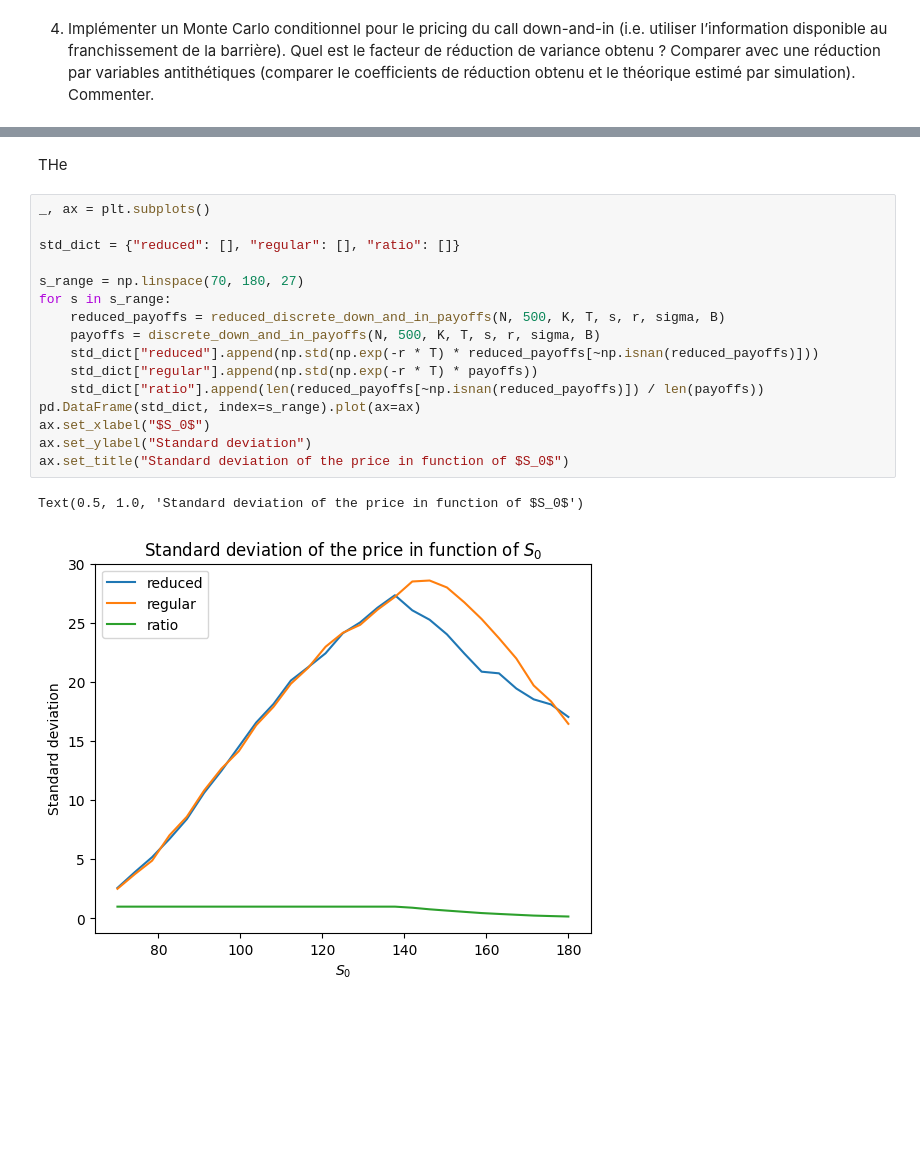
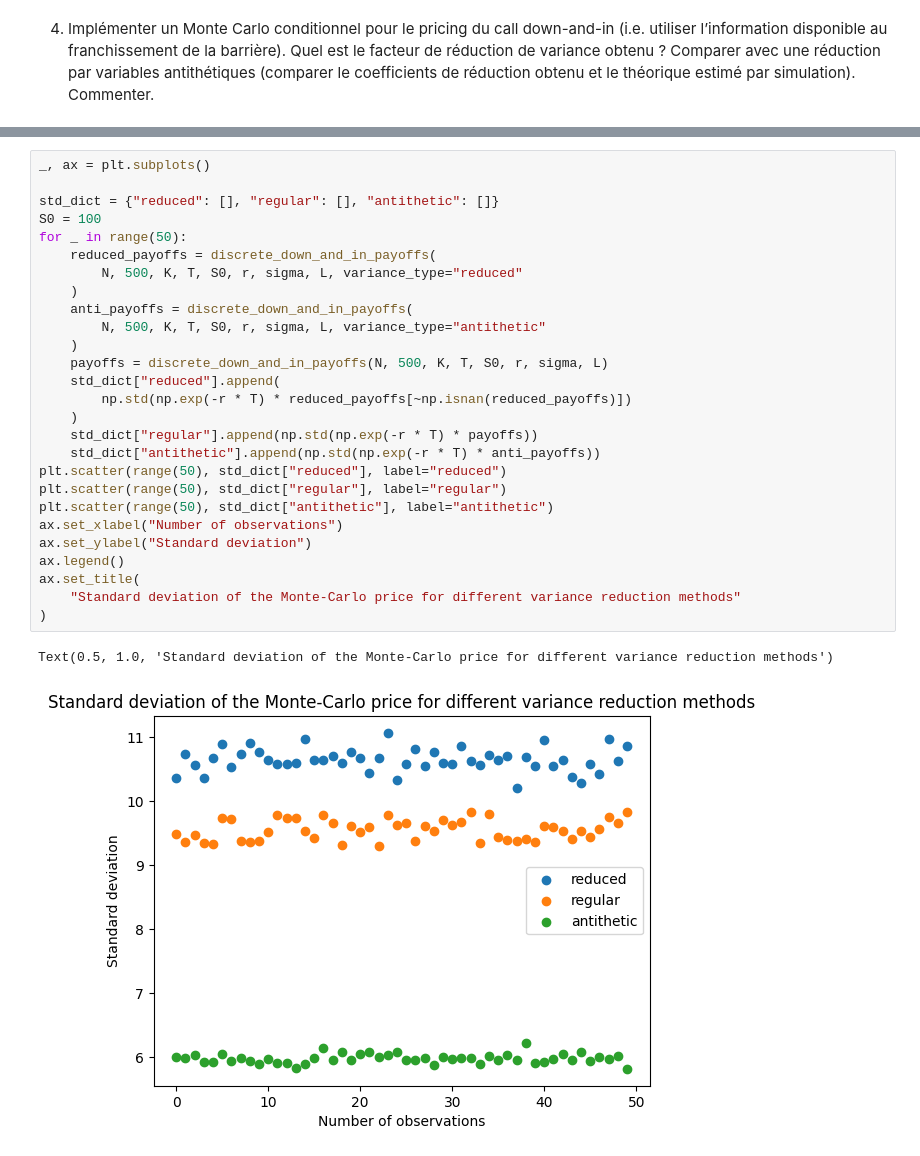
Before and after one commit to kerrianlc/stochastic-proc-fin, a Jupyter notebook: MSF-QIII-LC-M.ipynb, the cells around one changed output, grey strips where cells are left out. Drawn from its saved outputs; the diff is of its cells as text; blank space fills up the shorter version.

```diff
--- a/MSF-QIII-LC-M.ipynb
+++ b/MSF-QIII-LC-M.ipynb
@@ -533,21 +447,30 @@ plot_montecarlo_prices(
-# %% [markdown]
-THe
 # %%
 _, ax = plt.subplots()
 
-std_dict = {"reduced": [], "regular": [], "ratio": []}
-
-s_range = np.linspace(70, 180, 27)
-for s in s_range:
-    reduced_payoffs = reduced_discrete_down_and_in_payoffs(N, 500, K, T, s, r, sigma, B)
-    payoffs = discrete_down_and_in_payoffs(N, 500, K, T, s, r, sigma, B)
-    std_dict["reduced"].append(np.std(np.exp(-r * T) * reduced_payoffs[~np.isnan(reduced_payoffs)]))
+std_dict = {"reduced": [], "regular": [], "antithetic": []}
+S0 = 100
+for _ in range(50):
+    reduced_payoffs = discrete_down_and_in_payoffs(
+        N, 500, K, T, S0, r, sigma, L, variance_type="reduced"
+    )
+    anti_payoffs = discrete_down_and_in_payoffs(
+        N, 500, K, T, S0, r, sigma, L, variance_type="antithetic"
+    )
+    payoffs = discrete_down_and_in_payoffs(N, 500, K, T, S0, r, sigma, L)
+    std_dict["reduced"].append(
+        np.std(np.exp(-r * T) * reduced_payoffs[~np.isnan(reduced_payoffs)])
+    )
     std_dict["regular"].append(np.std(np.exp(-r * T) * payoffs))
-    std_dict["ratio"].append(len(reduced_payoffs[~np.isnan(reduced_payoffs)]) / len(payoffs))
-pd.DataFrame(std_dict, index=s_range).plot(ax=ax)
-ax.set_xlabel("$S_0$")
+    std_dict["antithetic"].append(np.std(np.exp(-r * T) * anti_payoffs))
+plt.scatter(range(50), std_dict["reduced"], label="reduced")
+plt.scatter(range(50), std_dict["regular"], label="regular")
+plt.scatter(range(50), std_dict["antithetic"], label="antithetic")
+ax.set_xlabel("Number of observations")
 ax.set_ylabel("Standard deviation")
-ax.set_title("Standard deviation of the price in function of $S_0$")
+ax.legend()
+ax.set_title(
+    "Standard deviation of the Monte-Carlo price for different variance reduction methods"
+)
 # %% [output]
-Text(0.5, 1.0, 'Standard deviation of the price in function of $S_0$')
+Text(0.5, 1.0, 'Standard deviation of the Monte-Carlo price for different variance reduction methods')
-[figure, old version]
+[figure, new version]
```
Also changed, not shown: parts of 9 cells of this notebook, 1 other file.
